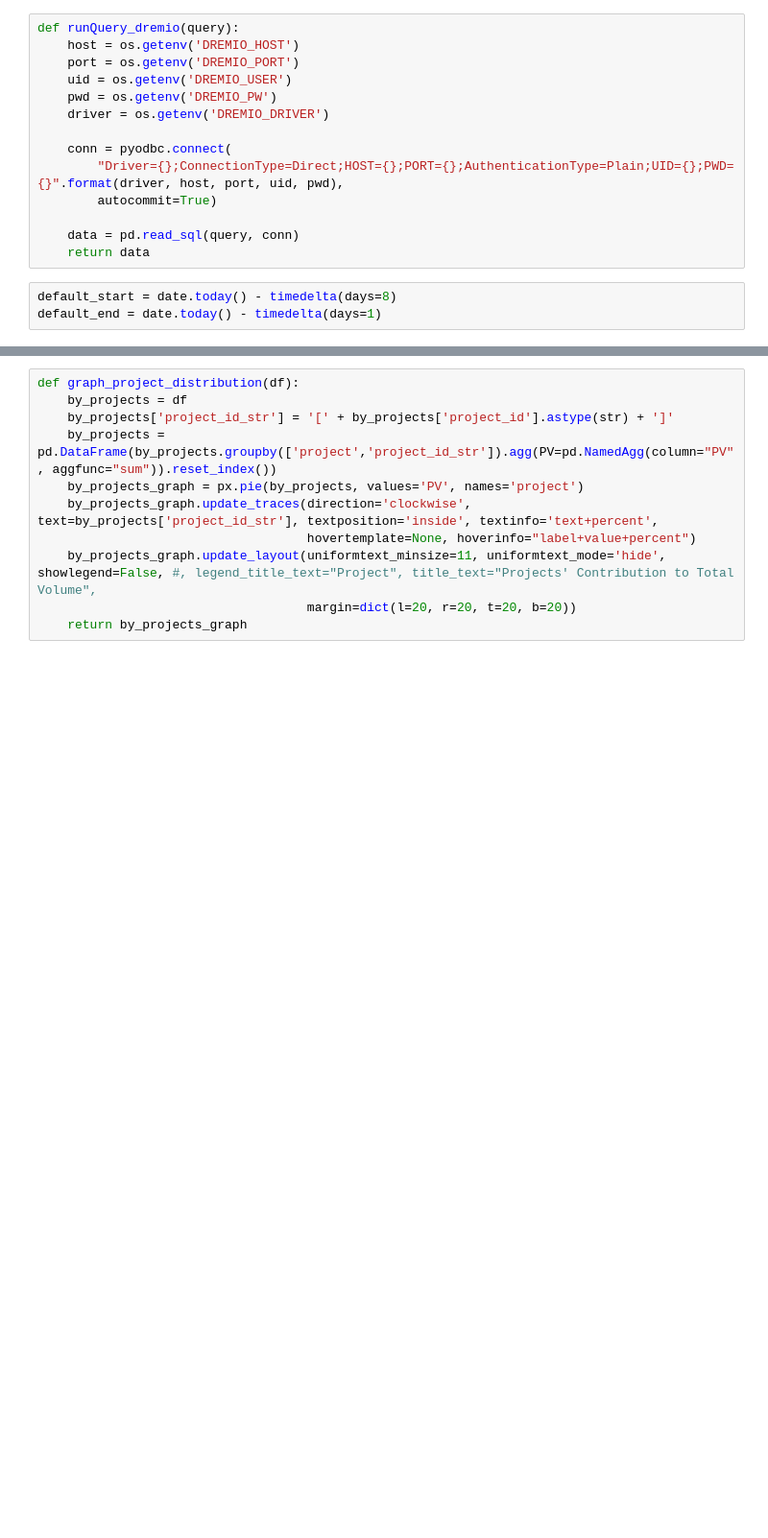
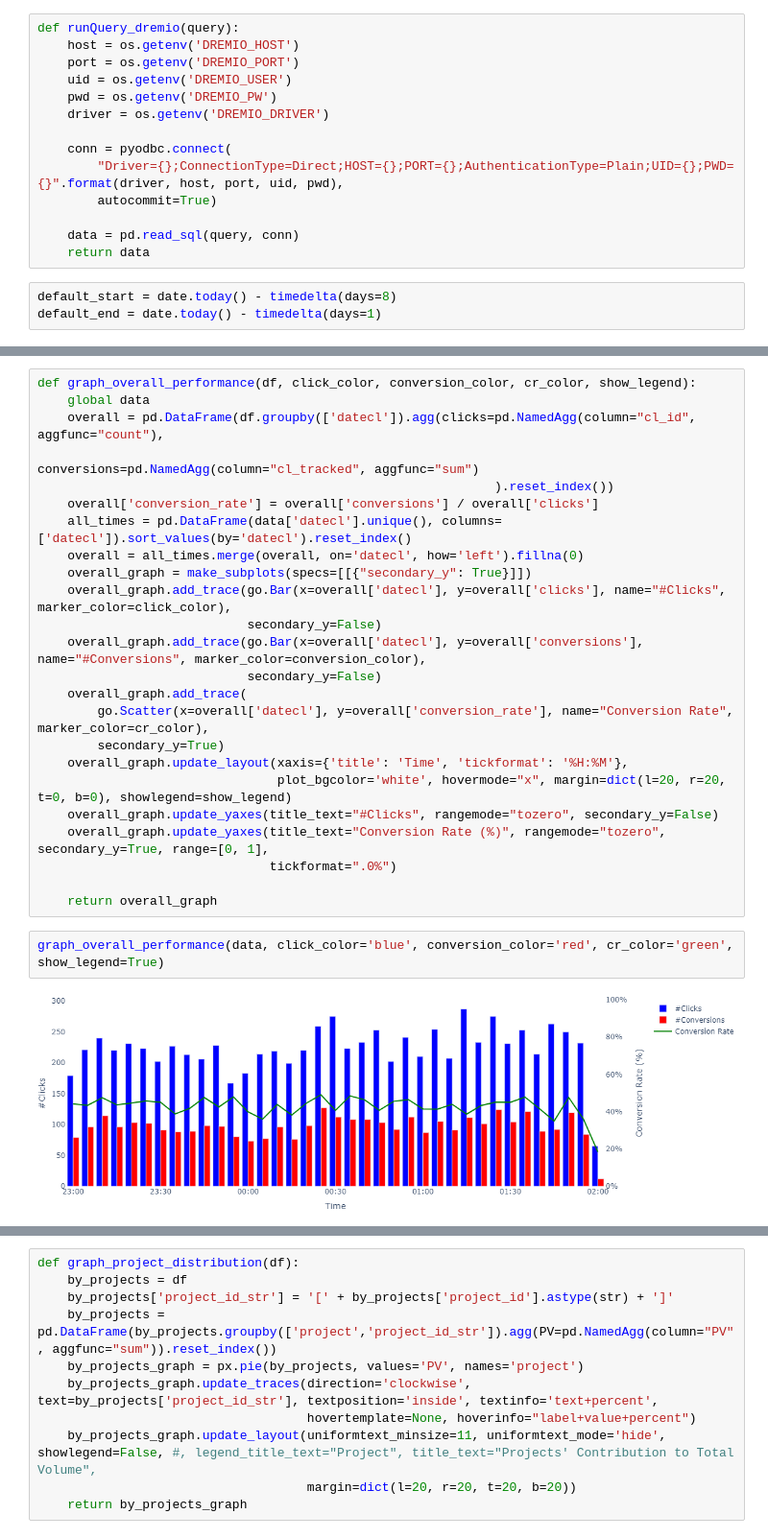
Before and after one commit to myphan512/bi_sys, a Jupyter notebook: notebooks/pw_performance.ipynb, the cells around one changed output, grey strips where cells are left out. Shown at 96% size. Drawn from its saved outputs; the diff is of its cells as text; blank space fills up the shorter version.

Commit message:
update layout

```diff
--- a/notebooks/pw_performance.ipynb
+++ b/notebooks/pw_performance.ipynb
@@ -126,0 +93,28 @@ data.head()
+# %%
+def graph_overall_performance(df, click_color, conversion_color, cr_color, show_legend):
+    global data
+    overall = pd.DataFrame(df.groupby(['datecl']).agg(clicks=pd.NamedAgg(column="cl_id", aggfunc="count"),
+                                                             conversions=pd.NamedAgg(column="cl_tracked", aggfunc="sum")
+                                                             ).reset_index())
+    overall['conversion_rate'] = overall['conversions'] / overall['clicks']
+    all_times = pd.DataFrame(data['datecl'].unique(), columns=['datecl']).sort_values(by='datecl').reset_index()
+    overall = all_times.merge(overall, on='datecl', how='left').fillna(0)
+    overall_graph = make_subplots(specs=[[{"secondary_y": True}]])
+    overall_graph.add_trace(go.Bar(x=overall['datecl'], y=overall['clicks'], name="#Clicks", marker_color=click_color),
+                            secondary_y=False)
+    overall_graph.add_trace(go.Bar(x=overall['datecl'], y=overall['conversions'], name="#Conversions", marker_color=conversion_color),
+                            secondary_y=False)
+    overall_graph.add_trace(
+        go.Scatter(x=overall['datecl'], y=overall['conversion_rate'], name="Conversion Rate", marker_color=cr_color),
+        secondary_y=True)
+    overall_graph.update_layout(xaxis={'title': 'Time', 'tickformat': '%H:%M'},
+                                plot_bgcolor='white', hovermode="x", margin=dict(l=20, r=20, t=0, b=0), showlegend=show_legend)
+    overall_graph.update_yaxes(title_text="#Clicks", rangemode="tozero", secondary_y=False)
+    overall_graph.update_yaxes(title_text="Conversion Rate (%)", rangemode="tozero", secondary_y=True, range=[0, 1],
+                               tickformat=".0%")
+
+    return overall_graph
+# %%
+graph_overall_performance(data, click_color='blue', conversion_color='red', cr_color='green', show_legend=True)
+# %% [output]
+[figure, added]
```
Also changed, not shown: parts of 11 cells of this notebook, 12 other files.
